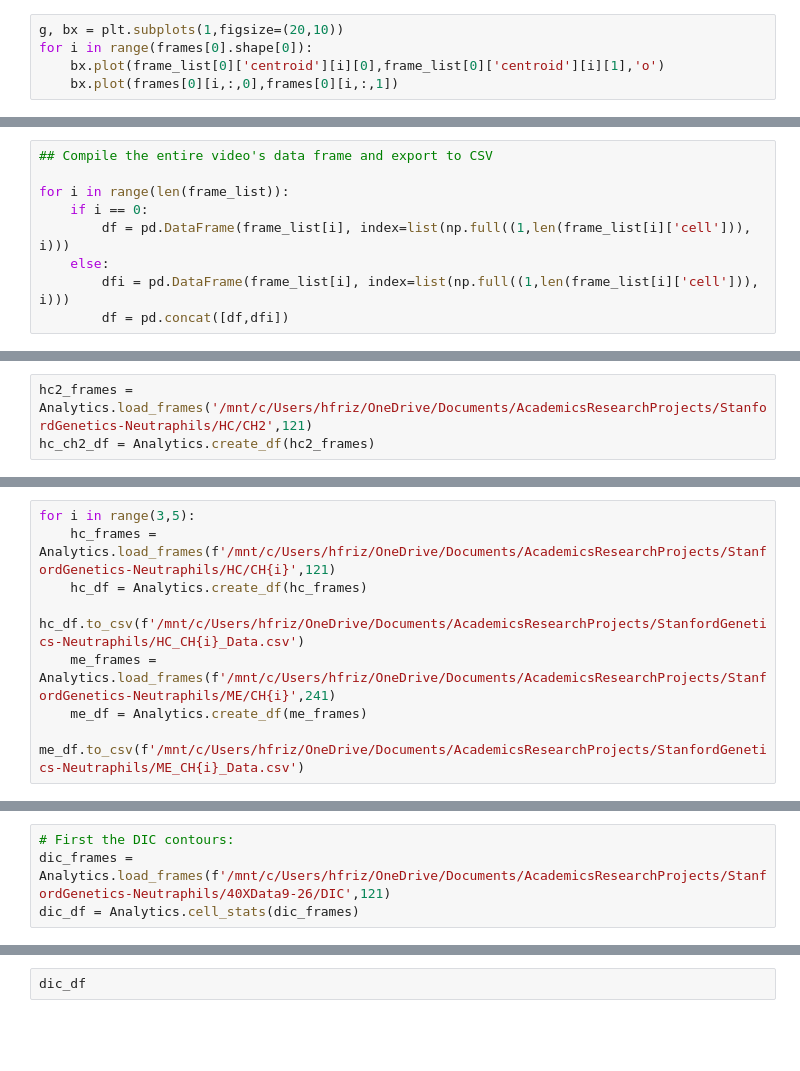
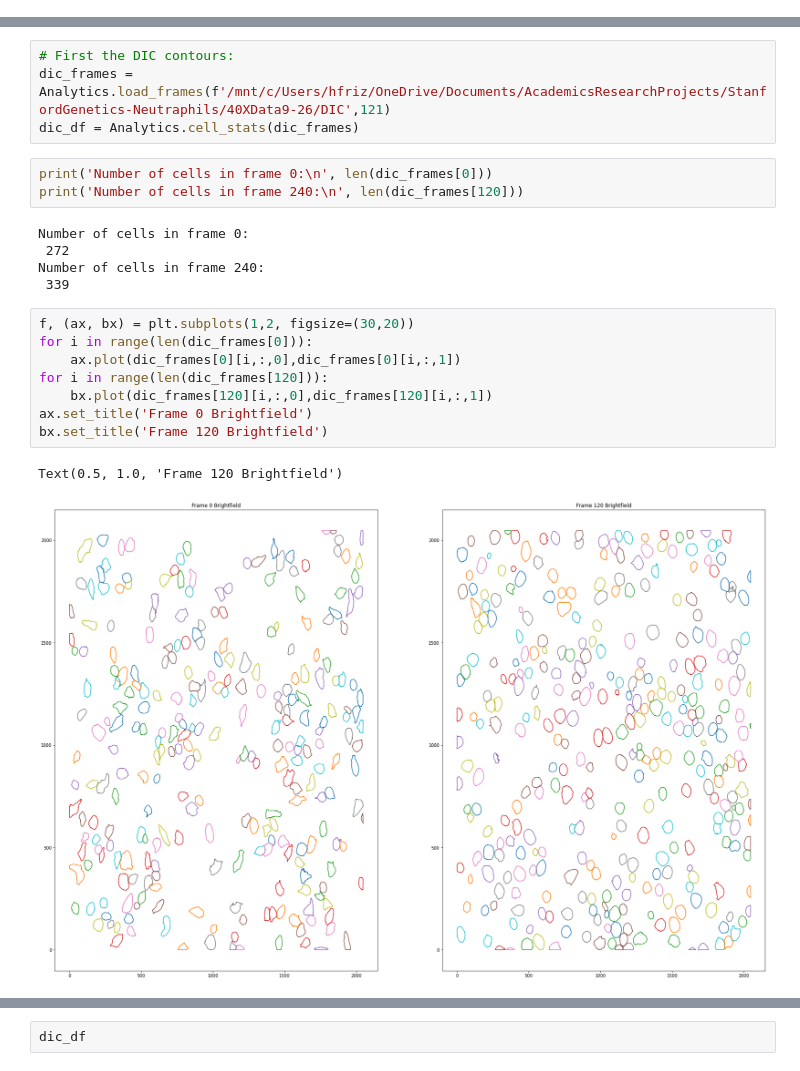
Before and after one commit to hfr1tz3/SGTC-ImageAnalysis, a Jupyter notebook: ImageTest.ipynb, the cells around one changed output, grey strips where cells are left out. Cells and saved outputs as stored; diff of their text form; blank space fills up the shorter version.

```diff
--- a/ImageTest.ipynb
+++ b/ImageTest.ipynb
@@ -80,5 +0,0 @@ frame_list[0]['centroid X'][0]
-# %%
-g, bx = plt.subplots(1,figsize=(20,10))
-for i in range(frames[0].shape[0]):
-    bx.plot(frame_list[0]['centroid'][i][0],frame_list[0]['centroid'][i][1],'o')
-    bx.plot(frames[0][i,:,0],frames[0][i,:,1])
@@ -87,9 +0,0 @@ for i in range(frames[0].shape[0]):
-# %%
-## Compile the entire video's data frame and export to CSV
-
-for i in range(len(frame_list)):
-    if i == 0:
-        df = pd.DataFrame(frame_list[i], index=list(np.full((1,len(frame_list[i]['cell'])), i)))
-    else:
-        dfi = pd.DataFrame(frame_list[i], index=list(np.full((1,len(frame_list[i]['cell'])), i)))
-        df = pd.concat([df,dfi])
@@ -120,3 +0,0 @@ Now let's make a data frame of healthy control data.
-# %%
-hc2_frames = Analytics.load_frames('/mnt/c/Users/hfriz/OneDrive/Documents/AcademicsResearchProjects/StanfordGenetics-Neutraphils/HC/CH2',121)
-hc_ch2_df = Analytics.create_df(hc2_frames)
@@ -128,8 +0,0 @@ hc_ch2_df.to_csv('/mnt/c/Users/hfriz/OneDrive/Documents/AcademicsResearchProject
-# %%
-for i in range(3,5):
-    hc_frames = Analytics.load_frames(f'/mnt/c/Users/hfriz/OneDrive/Documents/AcademicsResearchProjects/StanfordGenetics-Neutraphils/HC/CH{i}',121)
-    hc_df = Analytics.create_df(hc_frames)
-    hc_df.to_csv(f'/mnt/c/Users/hfriz/OneDrive/Documents/AcademicsResearchProjects/StanfordGenetics-Neutraphils/HC_CH{i}_Data.csv')
-    me_frames = Analytics.load_frames(f'/mnt/c/Users/hfriz/OneDrive/Documents/AcademicsResearchProjects/StanfordGenetics-Neutraphils/ME/CH{i}',241)
-    me_df = Analytics.create_df(me_frames)
-    me_df.to_csv(f'/mnt/c/Users/hfriz/OneDrive/Documents/AcademicsResearchProjects/StanfordGenetics-Neutraphils/ME_CH{i}_Data.csv')
@@ -146,3 +9,22 @@ import Analytics
 # First the DIC contours:
 dic_frames = Analytics.load_frames(f'/mnt/c/Users/hfriz/OneDrive/Documents/AcademicsResearchProjects/StanfordGenetics-Neutraphils/40XData9-26/DIC',121)
 dic_df = Analytics.cell_stats(dic_frames)
+# %%
+print('Number of cells in frame 0:\n', len(dic_frames[0]))
+print('Number of cells in frame 240:\n', len(dic_frames[120]))
+# %% [output]
+Number of cells in frame 0:
+ 272
+Number of cells in frame 240:
+ 339
+# %%
+f, (ax, bx) = plt.subplots(1,2, figsize=(30,20))
+for i in range(len(dic_frames[0])):
+    ax.plot(dic_frames[0][i,:,0],dic_frames[0][i,:,1])
+for i in range(len(dic_frames[120])):
+    bx.plot(dic_frames[120][i,:,0],dic_frames[120][i,:,1])
+ax.set_title('Frame 0 Brightfield')
+bx.set_title('Frame 120 Brightfield')
+# %% [output]
+Text(0.5, 1.0, 'Frame 120 Brightfield')
+[figure, added]
```
Also changed, not shown: parts of 24 cells of this notebook, 3 other files.
